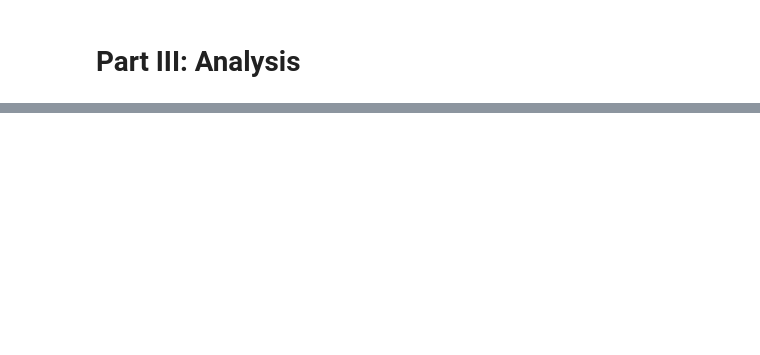
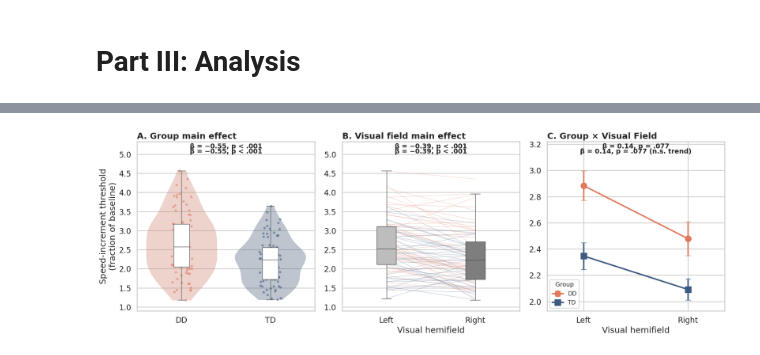
Before and after one commit to cristinarainich/DDCS, a Jupyter notebook: rvh_termin1only.ipynb, the cells around one changed output, grey strips where cells are left out. Cells and saved outputs as stored; diff of their text form; code cells hidden in the pictures; blank space fills up the shorter version.

```diff
--- a/rvh_termin1only.ipynb
+++ b/rvh_termin1only.ipynb
@@ -971,0 +1099,81 @@ Levene's (Visual_Field): stat=0.635, p=0.4261
+# %%
+import matplotlib.pyplot as plt
+import seaborn as sns
+import pandas as pd
+
+sns.set_style("whitegrid"); sns.set_context("talk")
+PAL = {'DD': '#E07A5F', 'TD': '#3D5A80'}
+
+subj = rvh_long_full.groupby(['Subject','Group','Visual_Field'])['Threshold'].mean().reset_index()
+
+fig, axes = plt.subplots(1, 3, figsize=(19, 6.5))
+
+# ---- A: Group main effect ----
+sns.violinplot(data=subj, x='Group', y='Threshold', ax=axes[0], palette=PAL,
+               inner=None, cut=0, alpha=0.35, linewidth=0)
+sns.boxplot(data=subj, x='Group', y='Threshold', ax=axes[0], width=0.18,
+            showcaps=True, boxprops={'facecolor':'white','zorder':3},
+            showfliers=False, whiskerprops={'zorder':3}, zorder=3)
+sns.stripplot(data=subj, x='Group', y='Threshold', ax=axes[0],
+              palette=PAL, alpha=0.55, size=5, jitter=0.12, zorder=2)
+axes[0].set_title('A. Group main effect', loc='left', fontweight='bold')
+axes[0].set_ylabel('Speed-increment threshold\n(fraction of baseline)')
+axes[0].set_xlabel('')
+axes[0].text(0.5, 0.96, 'β = −0.55, p < .001', transform=axes[0].transAxes,
+             ha='center', va='top', fontsize=14, fontweight='bold')
+
+# ---- B: Visual field main effect (paired lines) ----
+wide = subj.pivot_table(index=['Subject','Group'], columns='Visual_Field',
+                        values='Threshold').reset_index()
+for _, r in wide.iterrows():
+    axes[1].plot([0,1], [r['Left'], r['Right']], color=PAL[r['Group']],
+                 alpha=0.28, linewidth=1, zorder=1)
+sns.boxplot(data=subj, x='Visual_Field', y='Threshold', order=['Left','Right'],
+            ax=axes[1], width=0.22, palette=['#BDBDBD','#7E7E7E'],
+            showfliers=False, zorder=3)
+axes[1].set_xticks([0,1]); axes[1].set_xticklabels(['Left','Right'])
+axes[1].set_title('B. Visual field main effect', loc='left', fontweight='bold')
+axes[1].set_xlabel('Visual hemifield'); axes[1].set_ylabel('')
+axes[1].text(0.5, 0.96, 'β = −0.39, p < .001', transform=axes[1].transAxes,
+             ha='center', va='top', fontsize=14, fontweight='bold')
+
+# ---- C: Interaction ----
+summ = subj.groupby(['Group','Visual_Field'])['Threshold'].agg(['mean','sem']).reset_index()
+for g, mk in [('DD','o'), ('TD','s')]:
+    s = summ[summ.Group==g].set_index('Visual_Field').reindex(['Left','Right'])
+    axes[2].errorbar([0,1], s['mean'], yerr=s['sem'], marker=mk, markersize=13,
+                     linewidth=3, capsize=6, color=PAL[g], label=g, zorder=3)
+axes[2].set_xticks([0,1]); axes[2].set_xticklabels(['Left','Right'])
+axes[2].set_xlim(-0.35, 1.35)
+axes[2].set_title('C. Group × Visual Field', loc='left', fontweight='bold')
+axes[2].set_xlabel('Visual hemifield'); axes[2].set_ylabel('')
+axes[2].legend(title='Group', frameon=True, loc='upper right')
+axes[2].text(0.5, 0.96, 'β = 0.14, p = .077 (n.s. trend)',
+             transform=axes[2].transAxes, ha='center', va='top',
+             fontsize=14, fontweight='bold')
+# --- after building all three panels, before tight_layout ---
+
+# Give every panel breathing room above the data
+for ax in axes:
+    lo, hi = ax.get_ylim()
+    rng = hi - lo
+    ax.set_ylim(lo - 0.03 * rng, hi + 0.16 * rng)   # 16% headroom for annotations
+
+# Move panel C's legend out of the annotation's way
+axes[2].legend(title='Group', frameon=True, loc='lower left',
+               fontsize=12, title_fontsize=13)
+
+# Re-place the annotations now that headroom exists
+for ax, txt in zip(axes, ['β = −0.55, p < .001',
+                          'β = −0.39, p < .001',
+                          'β = 0.14, p = .077']):
+    # clear the old text objects first if re-running in the same session
+    ax.text(0.5, 0.99, txt, transform=ax.transAxes, ha='center', va='top',
+            fontsize=14, fontweight='bold')
+
+plt.tight_layout()
+plt.savefig('poster_results.png', dpi=300, bbox_inches='tight',
+            facecolor='white', pad_inches=0.3)
+
+plt.show()
+# %% [output]
@@ -971,0 +1191 @@ Levene's (Visual_Field): stat=0.635, p=0.4261
+[figure, added]
```
Also changed, not shown: parts of 26 cells of this notebook.
